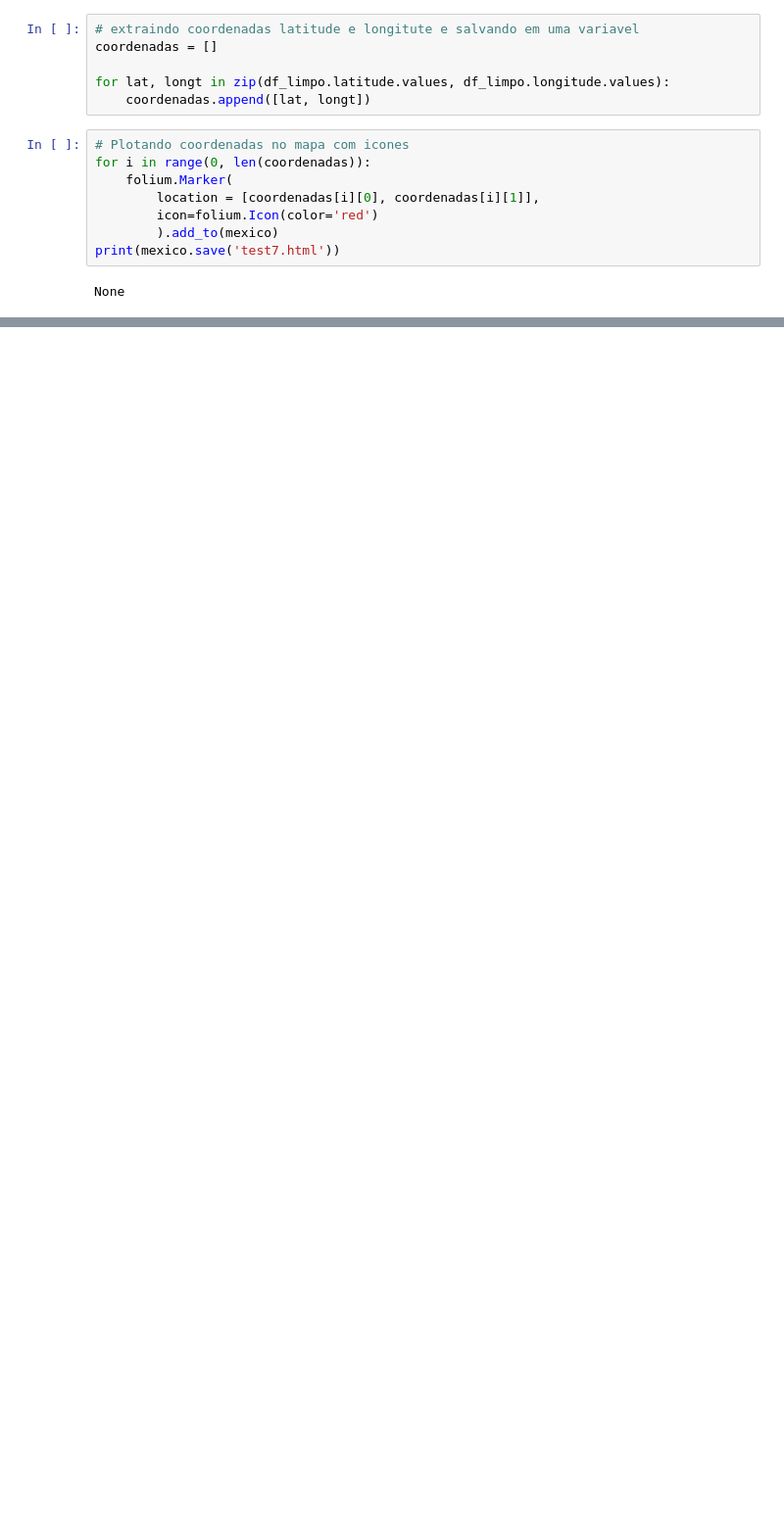
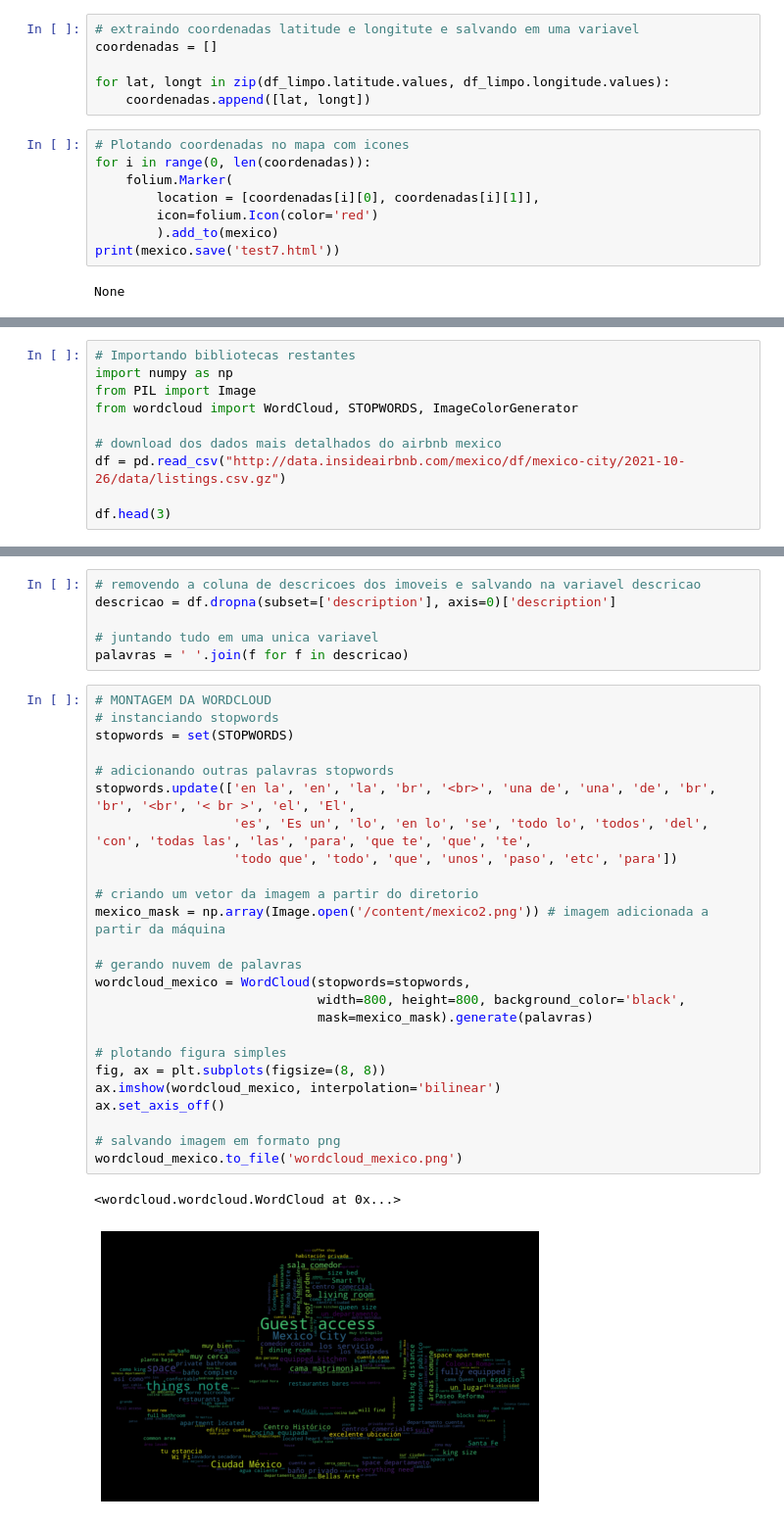
Before and after one commit to FernandoGuirraS/sigmoidal_data_science, a Jupyter notebook: Analisando_dados_do_airbnb_Mexico.ipynb, the cells around one changed output, grey strips where cells are left out. Shown: that part at 98% size. Drawn from its saved outputs; the diff is of its cells as text; blank space fills up the shorter version.

```diff
--- a/Analisando_dados_do_airbnb_Mexico.ipynb
+++ b/Analisando_dados_do_airbnb_Mexico.ipynb
@@ -515,0 +528,10 @@ None
+# %%
+# Importando bibliotecas restantes
+import numpy as np
+from PIL import Image
+from wordcloud import WordCloud, STOPWORDS, ImageColorGenerator
+
+# download dos dados mais detalhados do airbnb mexico
+df = pd.read_csv("http://data.insideairbnb.com/mexico/df/mexico-city/2021-10-26/data/listings.csv.gz")
+
+df.head(3)
@@ -515,0 +545,34 @@ None
+# %%
+# removendo a coluna de descricoes dos imoveis e salvando na variavel descricao
+descricao = df.dropna(subset=['description'], axis=0)['description']
+
+# juntando tudo em uma unica variavel
+palavras = ' '.join(f for f in descricao)
+# %%
+# MONTAGEM DA WORDCLOUD
+# instanciando stopwords
+stopwords = set(STOPWORDS)
+
+# adicionando outras palavras stopwords
+stopwords.update(['en la', 'en', 'la', 'br', '<br>', 'una de', 'una', 'de', 'br', 'br', '<br', '< br >', 'el', 'El',
+                  'es', 'Es un', 'lo', 'en lo', 'se', 'todo lo', 'todos', 'del', 'con', 'todas las', 'las', 'para', 'que te', 'que', 'te',
+                  'todo que', 'todo', 'que', 'unos', 'paso', 'etc', 'para'])
+
+# criando um vetor da imagem a partir do diretorio
+mexico_mask = np.array(Image.open('/content/mexico2.png')) # imagem adicionada a partir da máquina
+
+# gerando nuvem de palavras
+wordcloud_mexico = WordCloud(stopwords=stopwords,
+                             width=800, height=800, background_color='black',
+                             mask=mexico_mask).generate(palavras)
+
+# plotando figura simples
+fig, ax = plt.subplots(figsize=(8, 8))
+ax.imshow(wordcloud_mexico, interpolation='bilinear')
+ax.set_axis_off()
+
+# salvando imagem em formato png
+wordcloud_mexico.to_file('wordcloud_mexico.png')
+# %% [output]
+<wordcloud.wordcloud.WordCloud at 0x...>
+[figure, added]
```
Also changed, not shown: parts of 15 cells of this notebook.
